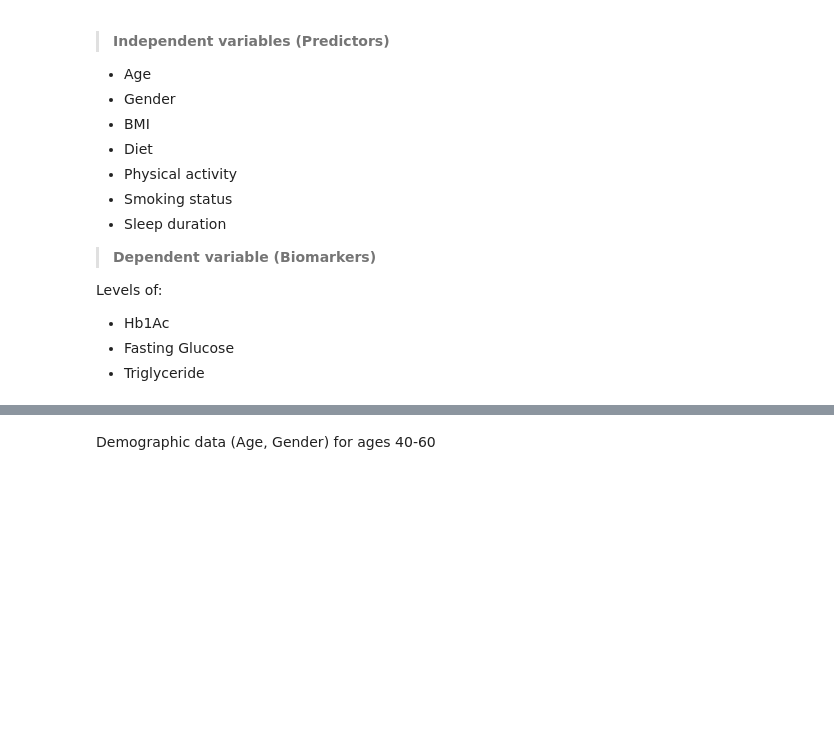
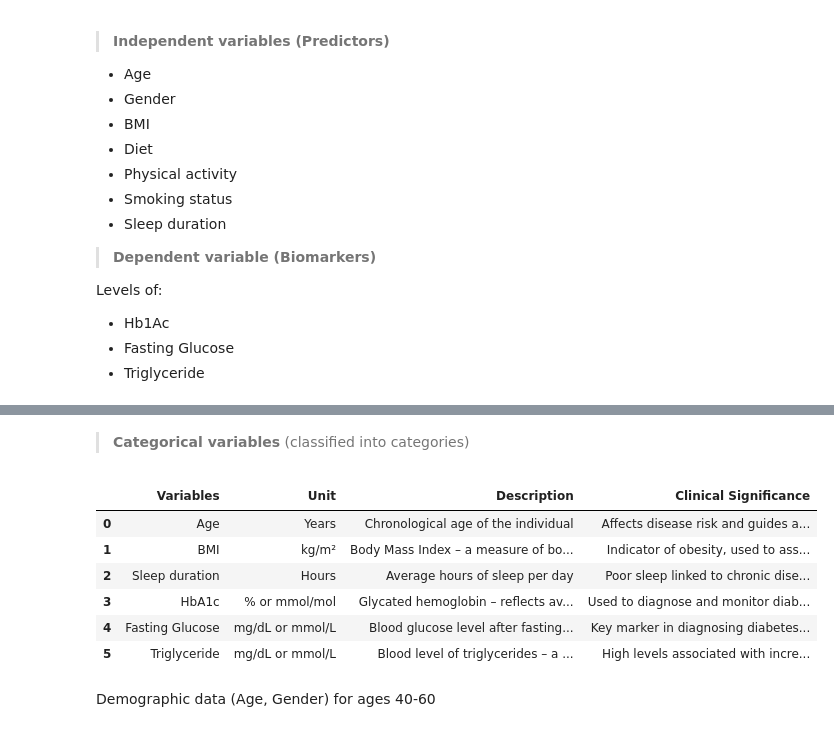
Before and after one commit to crashing-out/NHANES-Diabetes-Analysis, a Jupyter notebook: biopharmdata.ipynb, the cells around one changed output, grey strips where cells are left out. Saved outputs shown, nothing was run; the diff lists cells and outputs as text; code cells hidden in the pictures; blank space fills up the shorter version.

```diff
--- a/biopharmdata.ipynb
+++ b/biopharmdata.ipynb
@@ -48,3 +104,49 @@ Levels of:
+# %% [markdown]
+
+
+> **Categorical variables** (classified into categories)
+# %%
+import pandas as pd
+
+# Define the data for continuous variables
+data = {
+    "Variables": [
+        "Age", "BMI", "Sleep duration", "HbA1c", "Fasting Glucose", "Triglyceride"
+    ],
+    "Unit": [
+        "Years", "kg/m²", "Hours", "% or mmol/mol", "mg/dL or mmol/L", "mg/dL or mmol/L"
+    ],
+    "Description": [
+        "Chronological age of the individual",
+        "Body Mass Index – a measure of body fat based on height and weight",
+        "Average hours of sleep per day",
+        "Glycated hemoglobin – reflects average blood glucose over 2–3 months",
+        "Blood glucose level after fasting (typically 8+ hours)",
+        "Blood level of triglycerides – a type of fat (lipid)"
+    ],
+    "Clinical Significance": [
+        "Affects disease risk and guides age-specific clinical guidelines",
+        "Indicator of obesity, used to assess risk of metabolic and cardiovascular diseases",
+        "Poor sleep linked to chronic diseases like obesity, diabetes, and hypertension",
+        "Used to diagnose and monitor diabetes control",
+        "Key marker in diagnosing diabetes or prediabetes",
+        "High levels associated with increased risk of heart disease and pancreatitis"
+    ]
+}
+
+# Create DataFrame
+df_continuous = pd.DataFrame(data)
+
+# Display the table (Google Colab-friendly)
+df_continuous
+# %% [output]
+|  | Variables | Unit | Description | Clinical Significance |
+| 0 | Age | Years | Chronological age of the individual | Affects disease risk and guides a... |
+| 1 | BMI | kg/m² | Body Mass Index – a measure of bo... | Indicator of obesity, used to ass... |
+| 2 | Sleep duration | Hours | Average hours of sleep per day | Poor sleep linked to chronic dise... |
+| 3 | HbA1c | % or mmol/mol | Glycated hemoglobin – reflects av... | Used to diagnose and monitor diab... |
+| 4 | Fasting Glucose | mg/dL or mmol/L | Blood glucose level after fasting... | Key marker in diagnosing diabetes... |
+| 5 | Triglyceride | mg/dL or mmol/L | Blood level of triglycerides – a ... | High levels associated with incre... |
 # %% [markdown]
 Demographic data (Age, Gender) for ages 40-60
 # %%
```
Also changed, not shown: parts of 33 cells of this notebook.
